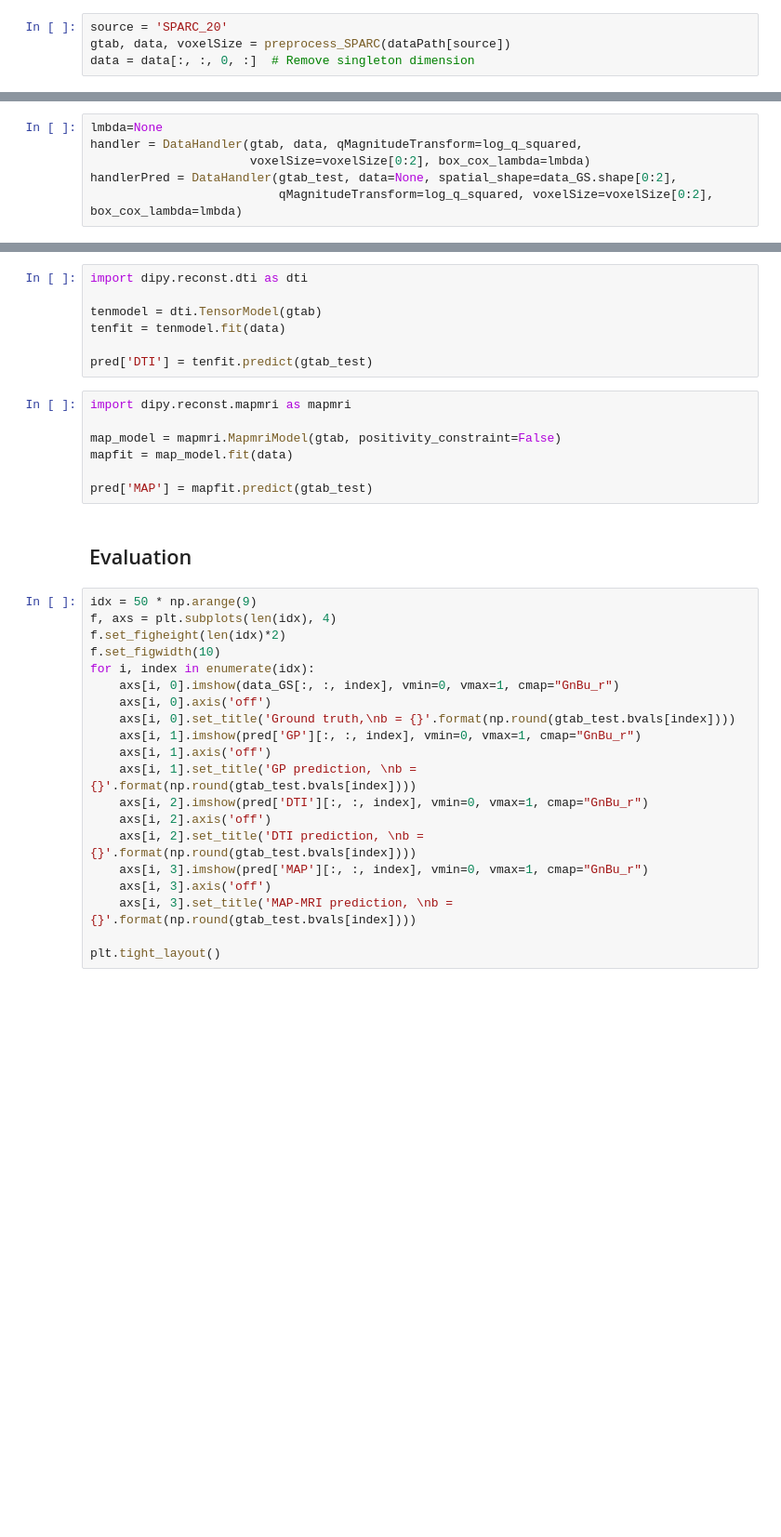
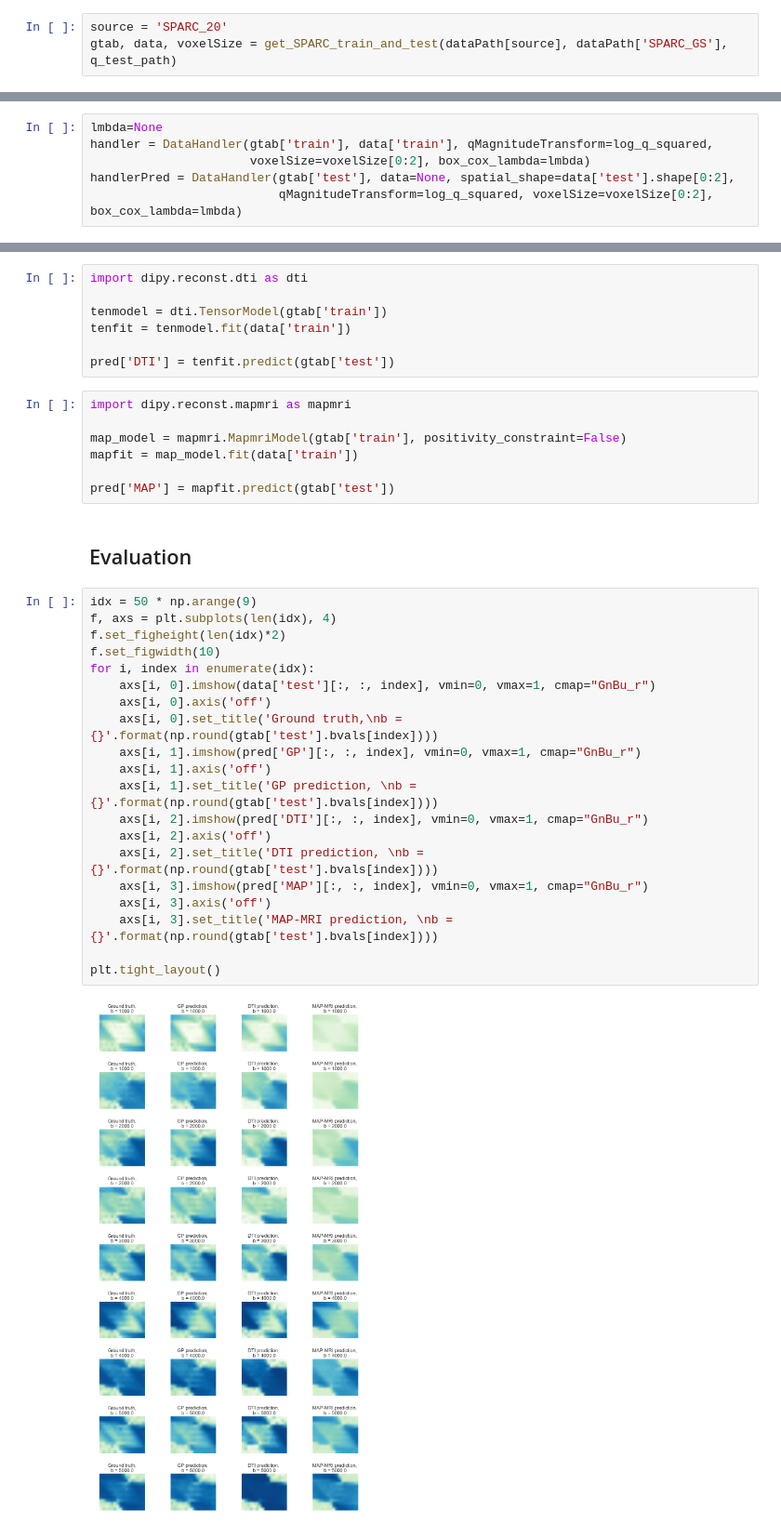
Before and after one commit to jsjol/diGP, a Jupyter notebook: notebooks/SPARC_benchmarking.ipynb, the cells around one changed output, grey strips where cells are left out. Shown: that part at 93% size. Saved outputs shown, nothing was run; the diff lists cells and outputs as text; blank space fills up the shorter version.

```diff
--- a/notebooks/SPARC_benchmarking.ipynb
+++ b/notebooks/SPARC_benchmarking.ipynb
@@ -29,5 +29,4 @@ q_test_path = 'C:\\Users\\sesjojen\\Documents\\Data\\SPARC\\EstimatedSignal_qvec
 Load data to use for prediction.
 # %%
 source = 'SPARC_20'
-gtab, data, voxelSize = preprocess_SPARC(dataPath[source])
-data = data[:, :, 0, :]  # Remove singleton dimension
+gtab, data, voxelSize = get_SPARC_train_and_test(dataPath[source], dataPath['SPARC_GS'], q_test_path)
@@ -59,8 +44,8 @@ gtab_test = gtab_from_q(gtab, q_test)
 # %%
 lmbda=None
-handler = DataHandler(gtab, data, qMagnitudeTransform=log_q_squared,
+handler = DataHandler(gtab['train'], data['train'], qMagnitudeTransform=log_q_squared,
                       voxelSize=voxelSize[0:2], box_cox_lambda=lmbda)
-handlerPred = DataHandler(gtab_test, data=None, spatial_shape=data_GS.shape[0:2],
+handlerPred = DataHandler(gtab['test'], data=None, spatial_shape=data['test'].shape[0:2],
                           qMagnitudeTransform=log_q_squared, voxelSize=voxelSize[0:2], box_cox_lambda=lmbda)
 # %%
 spatialLengthScale = 5
@@ -103,39 +106,41 @@ pred = {'GP': model.data_handler_pred.untransform(mu)}
 # %%
 import dipy.reconst.dti as dti
 
-tenmodel = dti.TensorModel(gtab)
-tenfit = tenmodel.fit(data)
+tenmodel = dti.TensorModel(gtab['train'])
+tenfit = tenmodel.fit(data['train'])
 
-pred['DTI'] = tenfit.predict(gtab_test)
+pred['DTI'] = tenfit.predict(gtab['test'])
 # %%
 import dipy.reconst.mapmri as mapmri
 
-map_model = mapmri.MapmriModel(gtab, positivity_constraint=False)
-mapfit = map_model.fit(data)
+map_model = mapmri.MapmriModel(gtab['train'], positivity_constraint=False)
+mapfit = map_model.fit(data['train'])
 
-pred['MAP'] = mapfit.predict(gtab_test)
+pred['MAP'] = mapfit.predict(gtab['test'])
 # %% [markdown]
 ## Evaluation
 # %%
 idx = 50 * np.arange(9)
 f, axs = plt.subplots(len(idx), 4)
 f.set_figheight(len(idx)*2)
 f.set_figwidth(10)
 for i, index in enumerate(idx):
-    axs[i, 0].imshow(data_GS[:, :, index], vmin=0, vmax=1, cmap="GnBu_r")
+    axs[i, 0].imshow(data['test'][:, :, index], vmin=0, vmax=1, cmap="GnBu_r")
     axs[i, 0].axis('off')
-    axs[i, 0].set_title('Ground truth,\nb = {}'.format(np.round(gtab_test.bvals[index])))
+    axs[i, 0].set_title('Ground truth,\nb = {}'.format(np.round(gtab['test'].bvals[index])))
     axs[i, 1].imshow(pred['GP'][:, :, index], vmin=0, vmax=1, cmap="GnBu_r")
     axs[i, 1].axis('off')
-    axs[i, 1].set_title('GP prediction, \nb = {}'.format(np.round(gtab_test.bvals[index])))
+    axs[i, 1].set_title('GP prediction, \nb = {}'.format(np.round(gtab['test'].bvals[index])))
     axs[i, 2].imshow(pred['DTI'][:, :, index], vmin=0, vmax=1, cmap="GnBu_r")
     axs[i, 2].axis('off')
-    axs[i, 2].set_title('DTI prediction, \nb = {}'.format(np.round(gtab_test.bvals[index])))
+    axs[i, 2].set_title('DTI prediction, \nb = {}'.format(np.round(gtab['test'].bvals[index])))
     axs[i, 3].imshow(pred['MAP'][:, :, index], vmin=0, vmax=1, cmap="GnBu_r")
     axs[i, 3].axis('off')
-    axs[i, 3].set_title('MAP-MRI prediction, \nb = {}'.format(np.round(gtab_test.bvals[index])))
+    axs[i, 3].set_title('MAP-MRI prediction, \nb = {}'.format(np.round(gtab['test'].bvals[index])))
 
 plt.tight_layout()
+# %% [output]
+[figure, added]
 # %%
 def get_SPARC_metrics(gtab, target, pred):
     bvals_in_range = (gtab.bvals <= 3500)  # 3500 instead of 3000 just to avoid round-off problems
```
Also changed, not shown: parts of 8 cells of this notebook, 2 other files.
